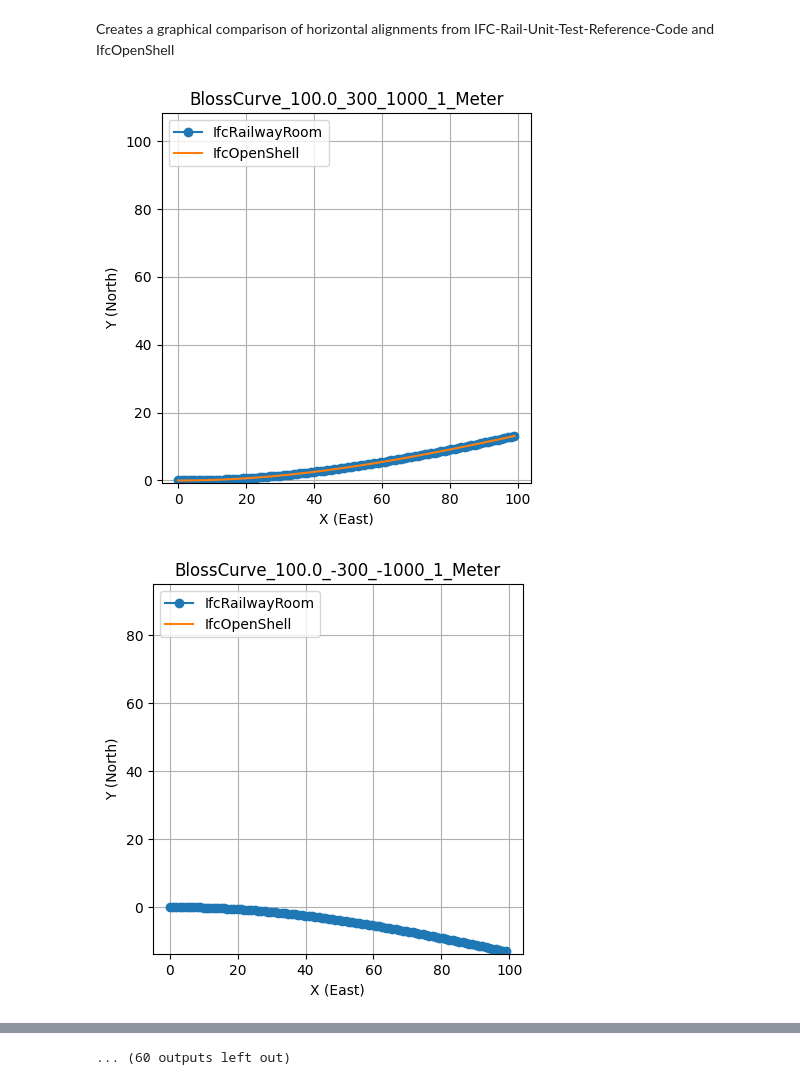
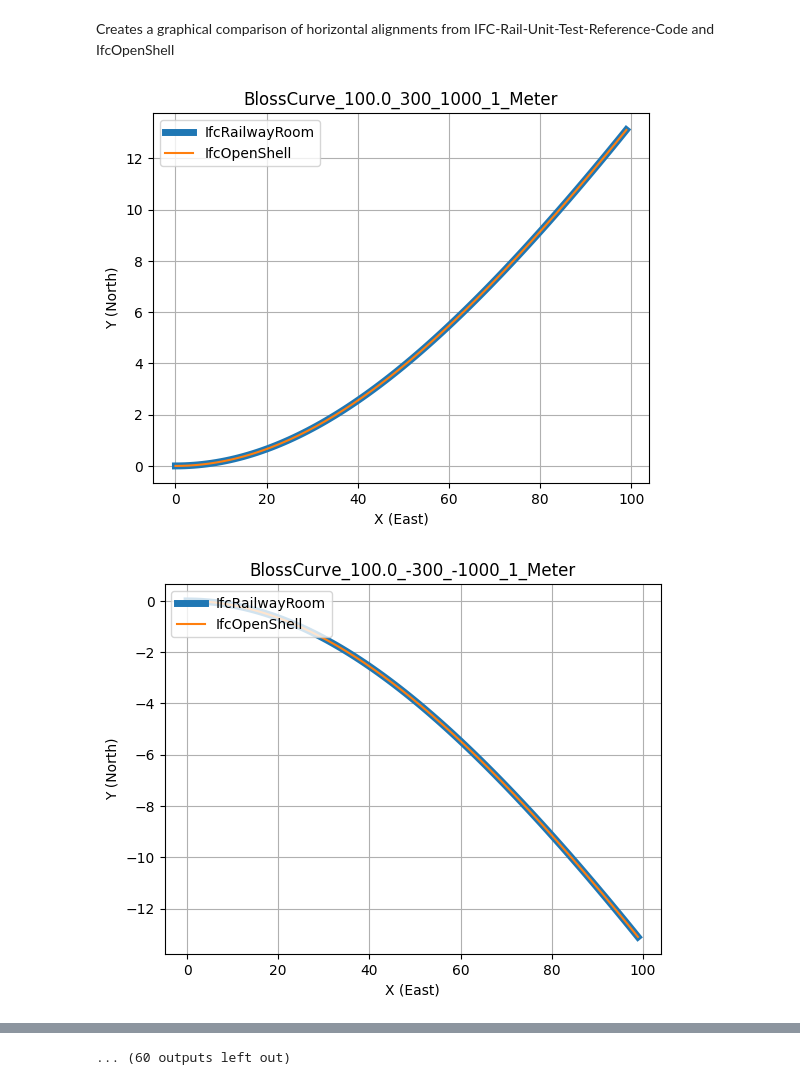
Before and after one commit to civilx64/IfcAlignmentDriver, a Jupyter notebook: Notebooks/CompareHorizontalAlignment_IfcOpenShell_IfcRailwayRoom.ipynb, the cells around one changed output, grey strips where cells are left out. Cells and saved outputs as stored; diff of their text form; code cells hidden in the pictures.

```diff
--- a/Notebooks/CompareHorizontalAlignment_IfcOpenShell_IfcRailwayRoom.ipynb
+++ b/Notebooks/CompareHorizontalAlignment_IfcOpenShell_IfcRailwayRoom.ipynb
@@ -19,40 +19,40 @@ for curve_type in curve_types:
     test_cases.append(curve_type + "_100.0_-inf_-300_1_Meter")
 
     for test_case in test_cases:
-        model = ifcopenshell.open("D:/IFC-Rail-Unit-Test-Reference-Code/alignment_testset/IFC-WithGeneratedGeometry/GENERATED__HorizontalAlignment_" + test_case + ".ifc")
-        results_file = "D:/IFC-Rail-Unit-Test-Reference-Code/alignment_testset/ToolboxProcessed/HorizontalAlignment/" + curve_type + "/" + test_case + ".txt"
+        model = ifcopenshell.open("F:/IFC-Rail-Unit-Test-Reference-Code/alignment_testset/IFC-WithGeneratedGeometry/GENERATED__HorizontalAlignment_" + test_case + ".ifc")
+        results_file = "F:/IFC-Rail-Unit-Test-Reference-Code/alignment_testset/ToolboxProcessed/HorizontalAlignment/" + curve_type + "/" + test_case + ".txt"
         with open(results_file,'r') as f:
             lines = f.readlines()[2:] # skip the first two header lines
 
         x_values = []
         y_values = []
         for line in lines:
             s,x,y = map(float,line.split())
             x_values.append(x)
             y_values.append(y)
 
         fig1 = plt.figure().add_subplot()
-        fig1.plot(x_values,y_values,label="IfcRailwayRoom",marker="o")
+        fig1.plot(x_values,y_values,label="IfcRailwayRoom",linewidth=5)
 
         curves = model.by_type("IfcCompositeCurve",False)
 
         settings = geom.settings()
 
 
         for curve in curves:
             shape = geom.create_shape(settings,curve)
             verts = shape.verts
             verts = np.array(verts).reshape((-1,3))
             x,y,z = verts.T
             fig1.plot(x,y,label="IfcOpenShell")
 
         fig1.set_title(test_case)
         fig1.legend(loc="upper left")
-        fig1.axis("square")
+        #fig1.axis("square")
         fig1.set_xlabel("X (East)")
         fig1.set_ylabel("Y (North)")
         fig1.grid(True)
         plt.show()
 # %% [output]
-[figure, old version]
+[figure, new version]
-[figure, old version]
+[figure, new version]
```
Also changed, not shown: parts of 1 cell of this notebook, 14 other files.
